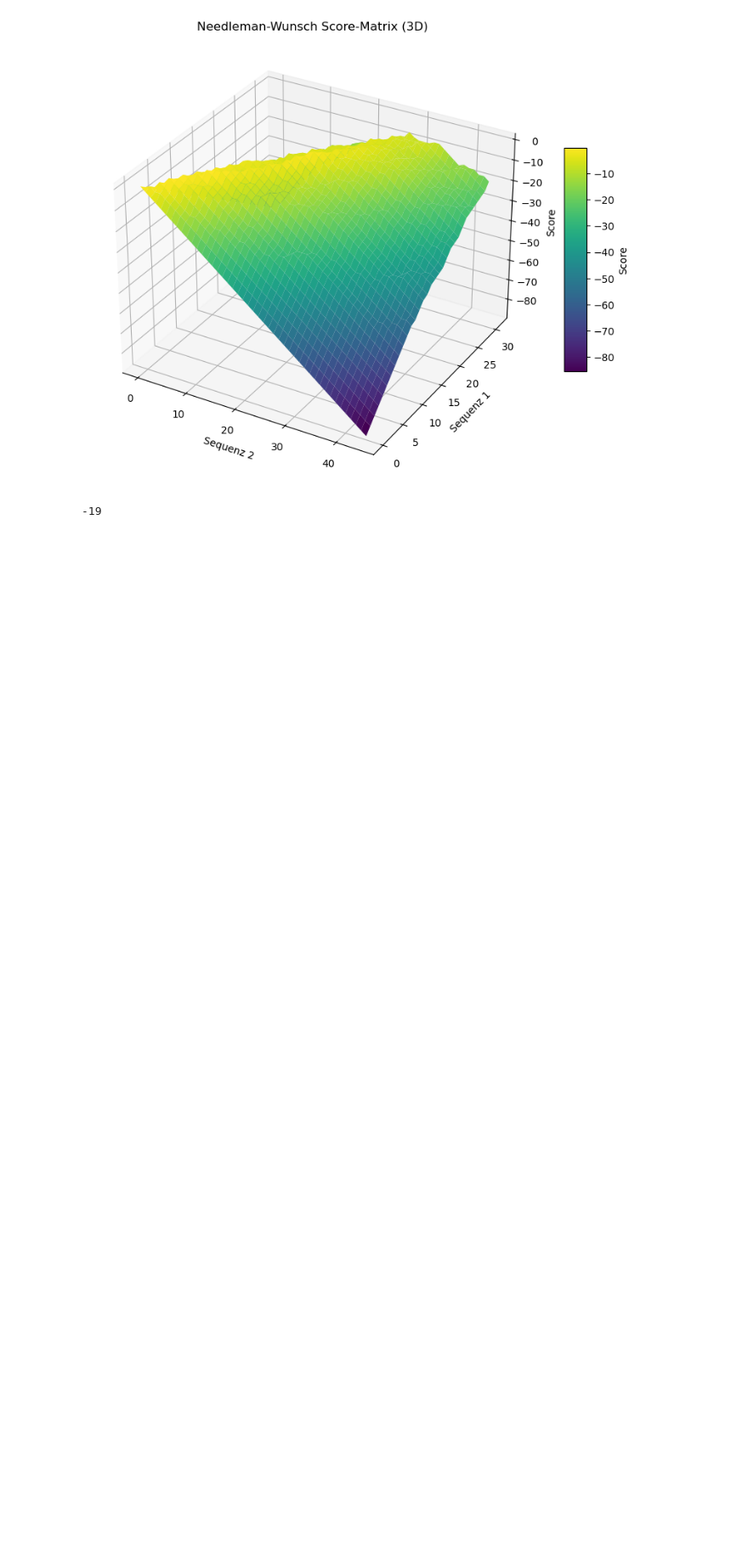
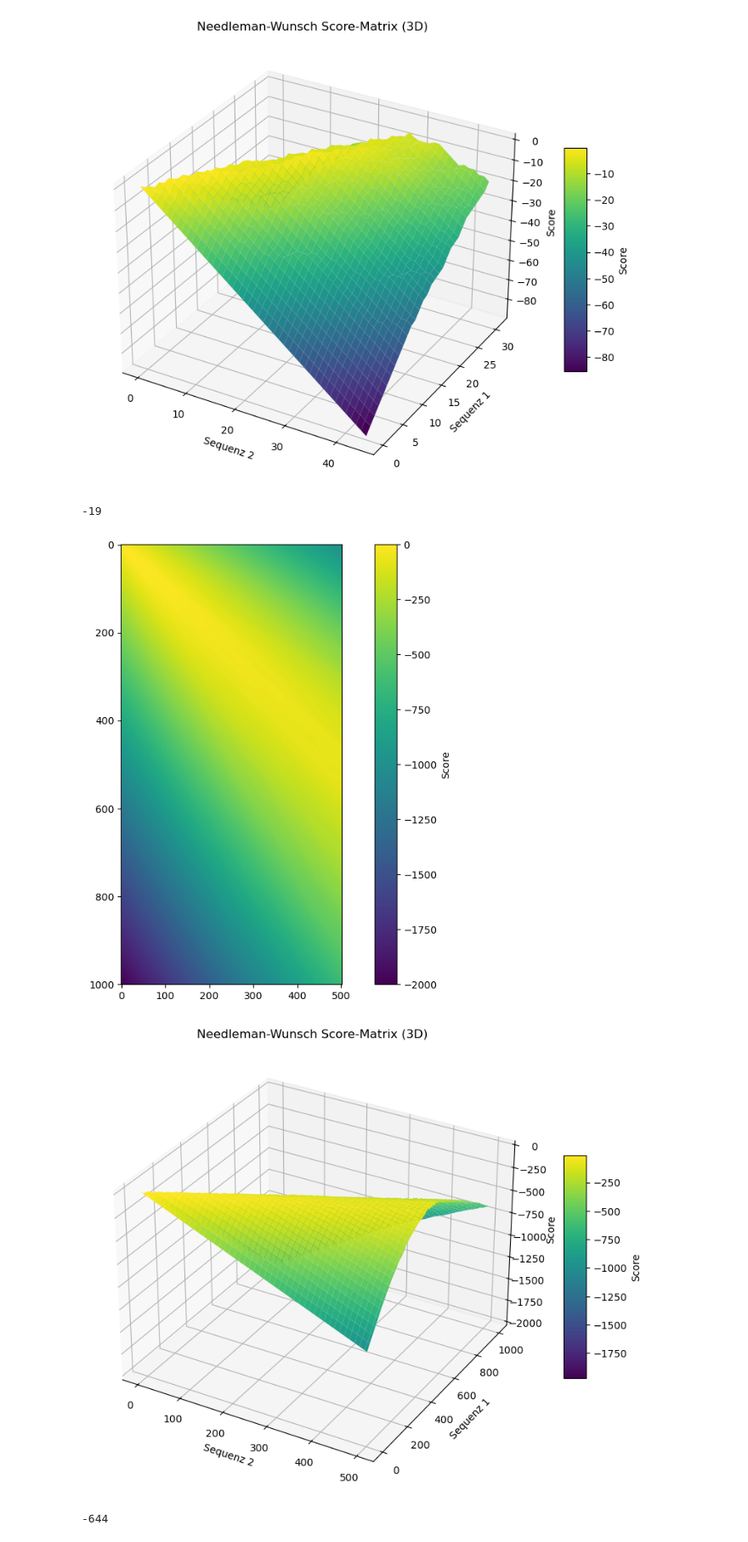
Before and after one commit to gespel/bioinformatics, a Jupyter notebook: alignment-score.ipynb, the cells around one changed output. Shown at 85% size. Cells and saved outputs as stored; diff of their text form; code cells hidden in the pictures; blank space fills up the shorter version.

```diff
--- a/alignment-score.ipynb
+++ b/alignment-score.ipynb
@@ -43,7 +43,7 @@ def plot_matrix_3d(matrix, animate=True):
     else:
         plt.show()
 
-def calc_needleman_wunsch_simple_dna(seq1, seq2):
+def calc_needleman_wunsch_simple(seq1, seq2):
     blank = -2
     hit = 1
     miss = -1
@@ -76,3 +76,27 @@ calc_needleman_wunsch_simple_dna("GTGACAGTGACATGGAGTGACATGAGGATGC", "ATGCGAGCTTT
 [figure]
 [figure]
 -19
+# %%
+import random
+
+def generate_random_dna_sequence(length):
+    dna = ["C", "T", "G", "A"]
+
+    out = []
+
+    for i in range(length):
+        out.append(dna[random.randint(0, 3)])
+
+    return out
+
+def random_test():
+    seq1 = generate_random_dna_sequence(1000)
+    seq2 = generate_random_dna_sequence(500)
+
+    print(calc_needleman_wunsch_simple(seq1, seq2))
+
+random_test()
+# %% [output]
+[figure, added]
+[figure, added]
+-644
```
Also changed, not shown: parts of 1 cell of this notebook.
